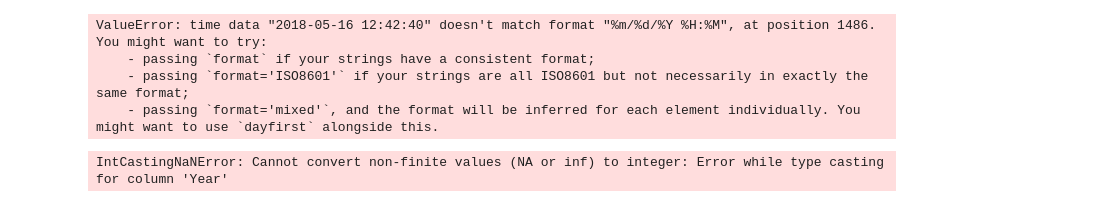
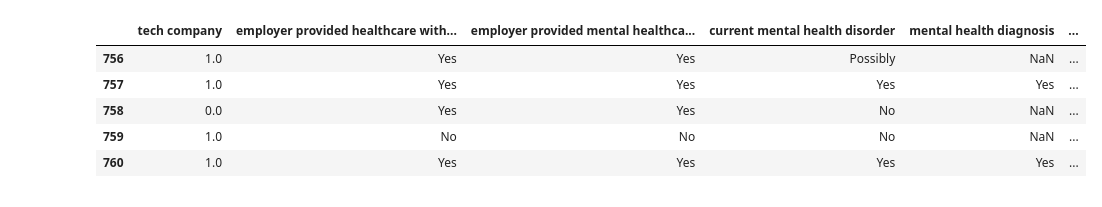
Before and after one commit to AthenOsterberg1995/Project-1---Mental-Health-in-Tech, a Jupyter notebook: Maia_Yang/q3_analysis.ipynb, the cells around one changed output. Saved outputs shown, nothing was run; the diff lists cells and outputs as text; code cells hidden in the pictures.

```diff
--- a/Maia_Yang/q3_analysis.ipynb
+++ b/Maia_Yang/q3_analysis.ipynb
@@ -14,9 +27,10 @@ df.head()
 # %%
-df['date'] = pd.to_datetime(df['Submit Date (UTC)'])
-df.head()
-df.count()
+df_2018=df.loc[df['year']==2018]
+df_2018.head()
 # %% [output]
-ValueError: time data "2018-05-16 12:42:40" doesn't match format "%m/%d/%Y %H:%M", at position 1486. You might want to try:
-    - passing `format` if your strings have a consistent format;
-    - passing `format='ISO8601'` if your strings are all ISO8601 but not necessarily in exactly the same format;
-    - passing `format='mixed'`, and the format will be inferred for each element individually. You might want to use `dayfirst` alongside this.
+|  | tech company | employer provided healthcare with... | employer provided mental healthca... | current mental health disorder | mental health diagnosis | ... |
+| 756 | 1.0 | Yes | Yes | Possibly | NaN | ... |
+| 757 | 1.0 | Yes | Yes | Yes | Yes | ... |
+| 758 | 0.0 | Yes | Yes | No | NaN | ... |
+| 759 | 1.0 | No | No | No | NaN | ... |
+| 760 | 1.0 | Yes | Yes | Yes | Yes | ... |
@@ -25,7 +36,0 @@ df.dropna()
-# %%
-df['Year'] = df['date'].dt.year
-df.dropna
-df = df.astype({'Year':'int'})
-df
-# %% [output]
-IntCastingNaNError: Cannot convert non-finite values (NA or inf) to integer: Error while type casting for column 'Year'
```
Also changed, not shown: parts of 11 cells of this notebook, 2 other files.
